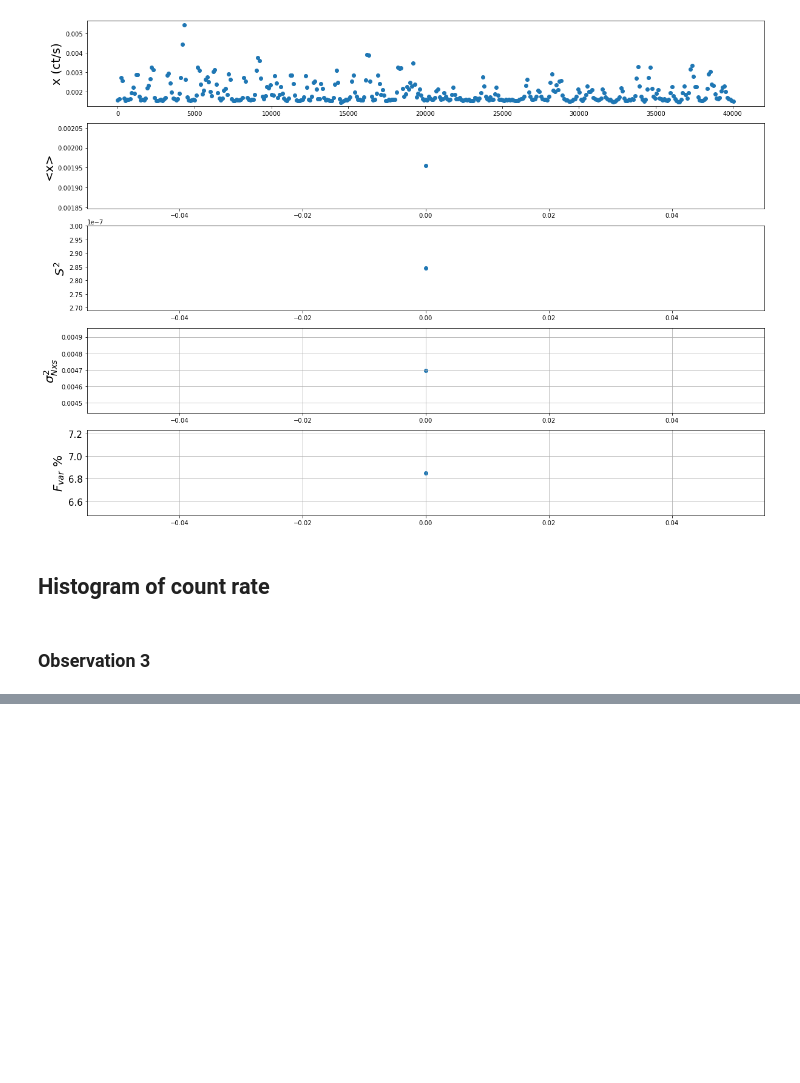
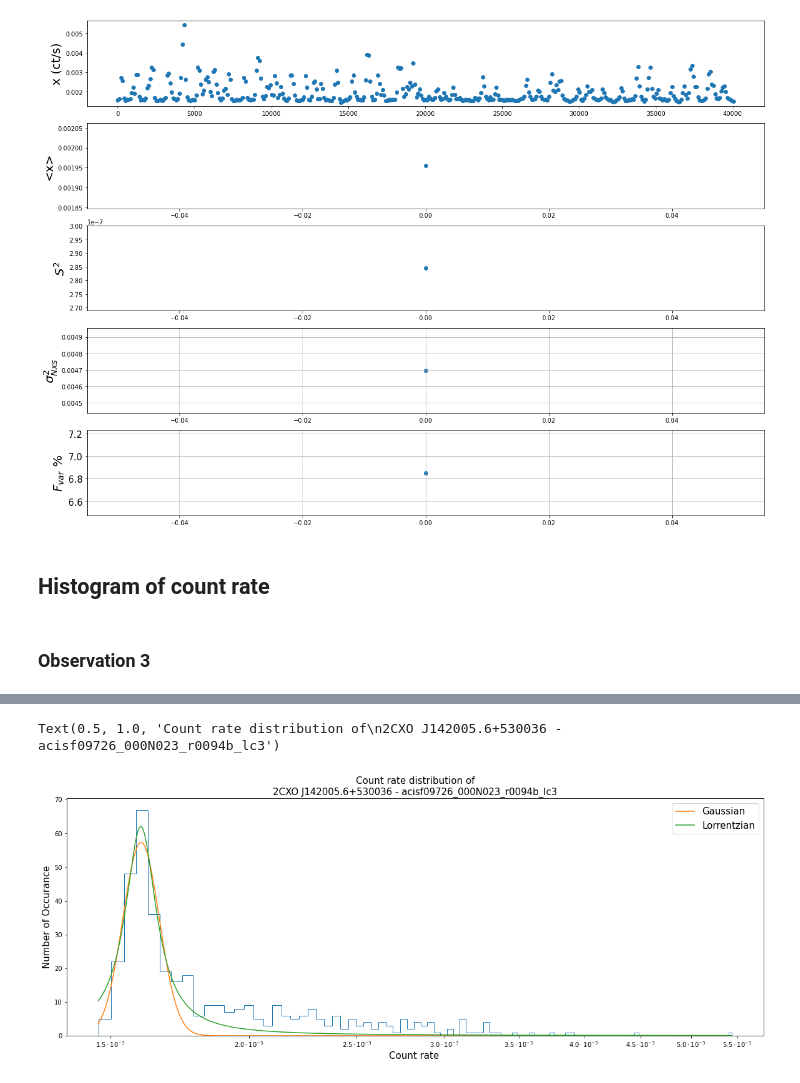
Before and after one commit to Samrat0512/IIST-MS-Project, a Jupyter notebook: Lightcurves/new_source_11/ACIS_Broad_Band.ipynb, the cells around one changed output, grey strips where cells are left out. Saved outputs shown, nothing was run; the diff lists cells and outputs as text; code cells hidden in the pictures; blank space fills up the shorter version.

```diff
--- a/Lightcurves/new_source_11/ACIS_Broad_Band.ipynb
+++ b/Lightcurves/new_source_11/ACIS_Broad_Band.ipynb
@@ -254,0 +210,33 @@ fits.open('net_acisf09726.fits')[1].data
+# %%
+plt.figure(figsize = [20,7], facecolor = 'w')
+distribution = plt.hist(cr_binned_b_1, bins = 100, histtype = 'step')
+x = []
+y = []
+for i in range(len(distribution[0])):
+    x_temp = np.linspace(distribution[1][i], distribution[1][i+1], 50)
+    for j in range(len(x_temp)):
+        x.append(x_temp[j])
+        y.append(distribution[0][i])
+
+def gaussian(x,a,b,c):
+    exponent = -((x-b)**2/(2*c**2))
+    return a*np.exp(exponent)
+
+def lorrentzian(x,a,gamma,x_0):
+    fraction = (gamma)/((x-x_0)**2 + (0.5*gamma)**2)
+    result = a*fraction
+    return result
+
+param_g, pcov_g = curve_fit(gaussian, np.log10(x),y)
+param_l, pcov_l = curve_fit(lorrentzian, np.log10(x),y)
+plt.plot(x,gaussian(np.log10(x),param_g[0],param_g[1],param_g[2]), label = 'Gaussian')
+plt.plot(x,lorrentzian(np.log10(x),param_l[0],param_l[1],param_l[2]), label = 'Lorrentzian')
+plt.xscale('logit')
+plt.legend(fontsize = 15)
+plt.xlabel('Count rate ', fontsize = 15)
+plt.ylabel('Number of Occurance', fontsize = 15)
+plt.title('Count rate distribution of\n2CXO J142005.6+530036 - acisf09726_000N023_r0094b_lc3', fontsize = 15)
+#plt.xlim(1.5e-3,2e-3)
+# %% [output]
+Text(0.5, 1.0, 'Count rate distribution of\n2CXO J142005.6+530036 - acisf09726_000N023_r0094b_lc3')
+[figure, added]
```
Also changed, not shown: parts of 9 cells of this notebook, 39 other files.
